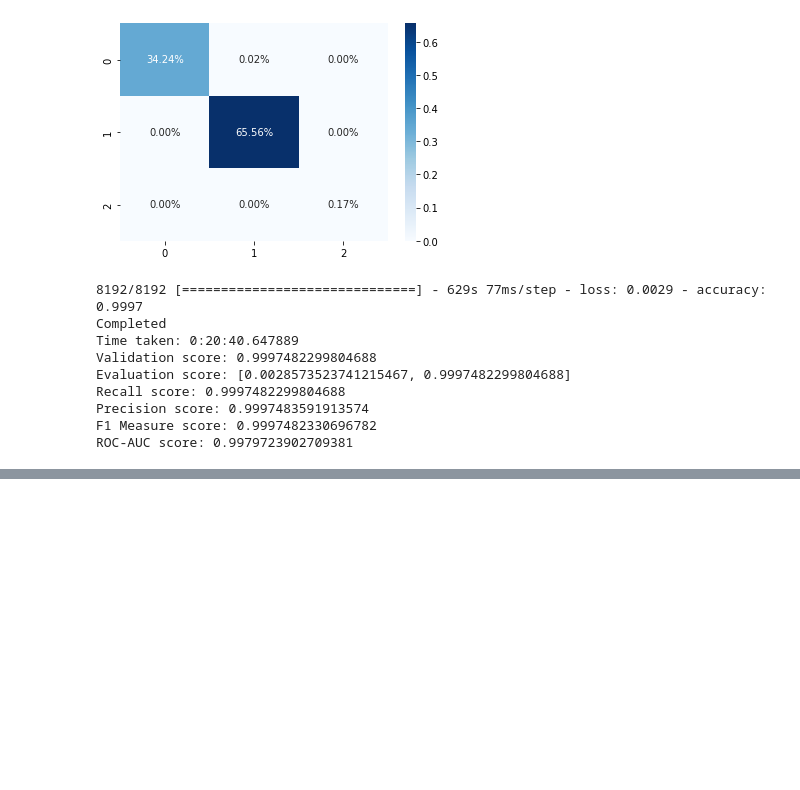
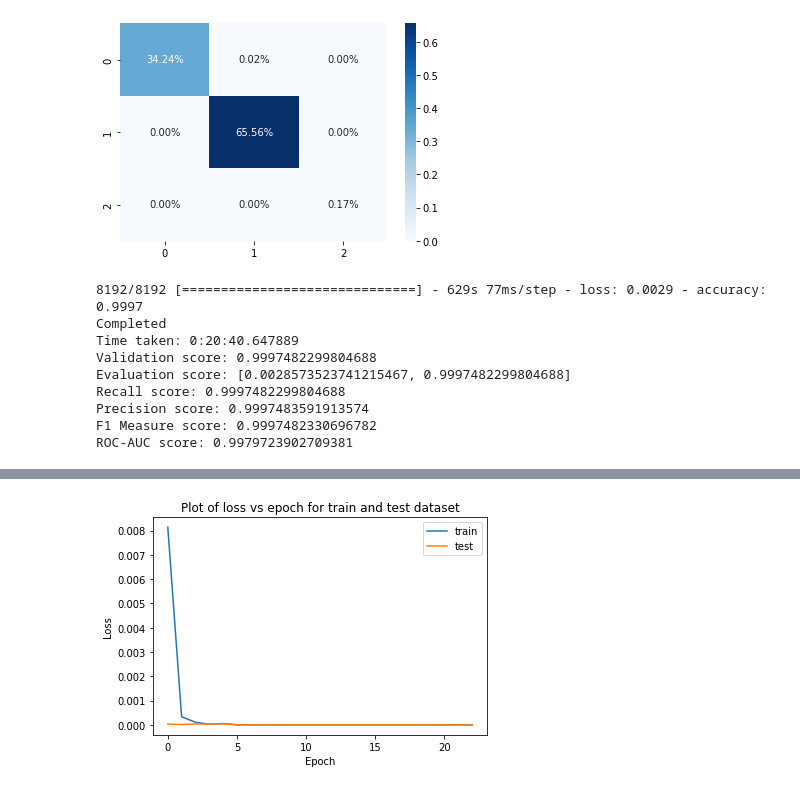
Before and after one commit to vanlalruata/DCNNBiLSTM-An-Efficient-Hybrid-Deep-Learning-Based-Intrusion-Detection-System, a Jupyter notebook: IDS-CIC-IDS-2018.ipynb, the cells around one changed output, grey strips where cells are left out. Saved outputs shown, nothing was run; the diff lists cells and outputs as text; code cells hidden in the pictures; blank space fills up the shorter version.

```diff
--- a/IDS-CIC-IDS-2018.ipynb
+++ b/IDS-CIC-IDS-2018.ipynb
@@ -1142,0 +1189,11 @@ ROC-AUC score: 0.9979723902709381
+# %%
+early_stop_callback = keras.callbacks.EarlyStopping(monitor='loss', patience=5)
+reduce_lr = keras.callbacks.ReduceLROnPlateau(monitor='val_loss', factor=0.2,
+                                  patience=3, min_lr=0.0001)
+
+history = model.fit(X_train, Y_train,
+                              batch_size=128,
+                              epochs=30,
+                              verbose=True,
+                              validation_data=(X_test, Y_test),
+                              callbacks=[reduce_lr, early_stop_callback])
@@ -1142,0 +1218,12 @@ ROC-AUC score: 0.9979723902709381
+# %%
+# Plot of loss vs epoch of train and test dataset
+plt.plot(history.history['loss'])
+plt.plot(history.history['val_loss'])
+plt.title("Plot of loss vs epoch for train and test dataset")
+plt.ylabel('Loss')
+plt.xlabel('Epoch')
+plt.legend(['train', 'test'], loc='upper right')
+#plt.savefig('plots/ae_binary_loss.png')
+plt.show()
+# %% [output]
+[figure, added]
```
Also changed, not shown: parts of 13 cells of this notebook.
